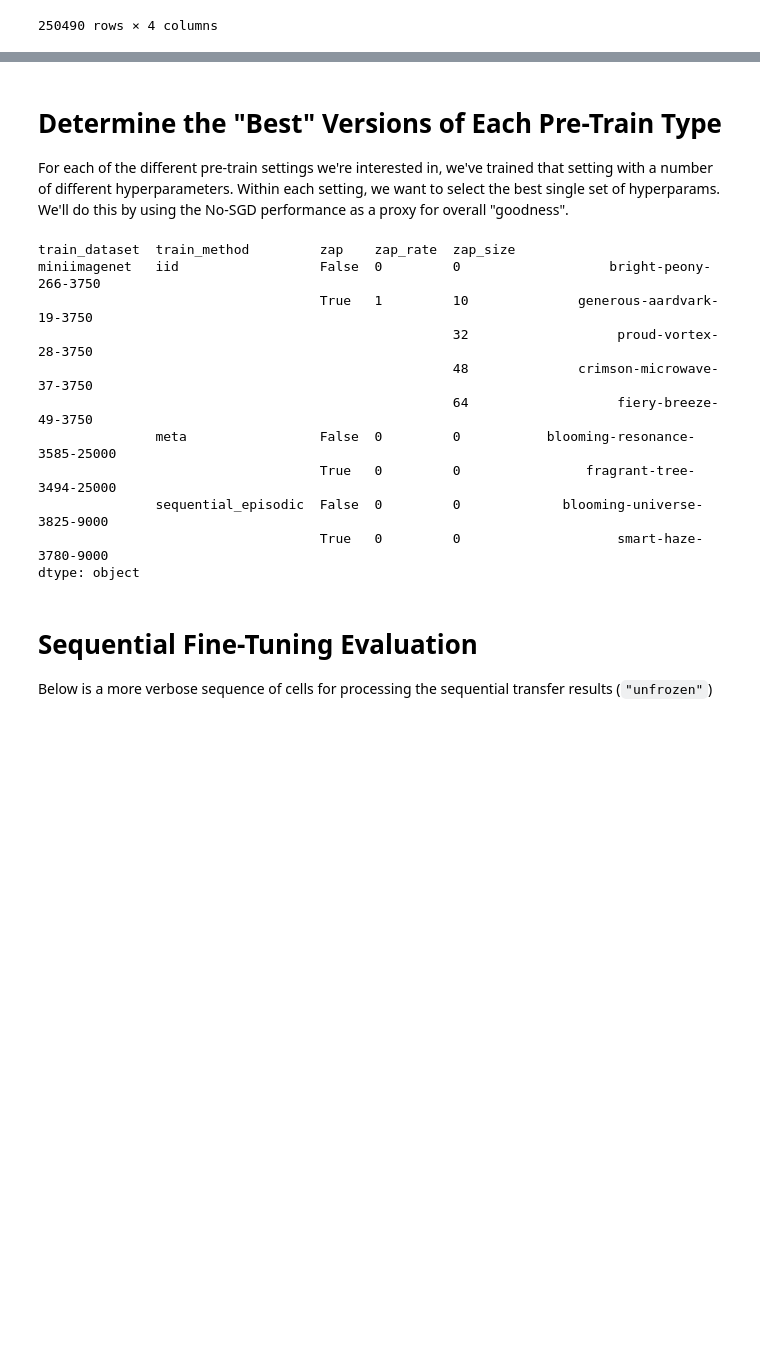
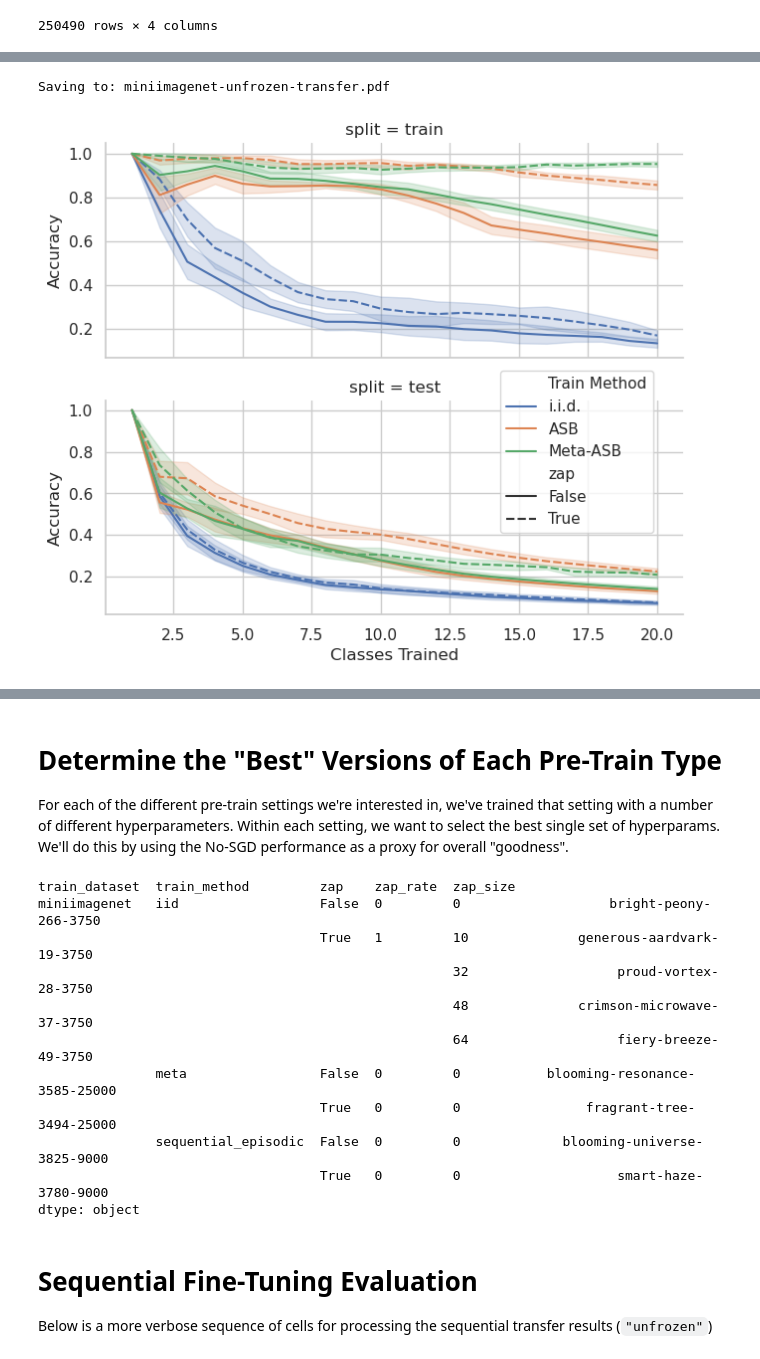
Before and after one commit to uvm-neurobotics-lab/higherANML, a Jupyter notebook: notebooks/result-gathering.ipynb, the cells around one changed output, grey strips where cells are left out. Saved outputs shown, nothing was run; the diff lists cells and outputs as text; code cells hidden in the pictures; blank space fills up the shorter version.

Commit message:
Tweaks to legend positioning.

```diff
--- a/notebooks/result-gathering.ipynb
+++ b/notebooks/result-gathering.ipynb
@@ -525,7 +525,7 @@ def set_pivot_if_applicable(d, df, pivot_type, colname):
 
 
 # Plot the results from the previous cell.
-def plot_traj_per_lr(df, output_filename=None, **kwargs):
+def plot_traj_per_lr(df, output_filename=None, legend_pos=None, **kwargs):
     # We want to make sure we are not accidentally aggregating across runs with different configs.
     ensure_unique(df, ["eval_dataset", "test_examples", "classes", "eval_method", "opt_params", "reinit_method"])
     # Only add more levels of nesting if needed.
@@ -570,6 +570,8 @@ def plot_traj_per_lr(df, output_filename=None, **kwargs):
         )
     # Adjust labels.
     fg.set_axis_labels(xname, "Accuracy")
+    if legend_pos:
+        sns.move_legend(fg, legend_pos)
 
     if output_filename:
         plt.tight_layout()
@@ -988,0 +856,15 @@ get_model_descriptions(best_overall)
+# %%
+%%time
+# Just analyze a single flavor for the target dataset.
+flavor = "unfrozen"
+eval_dataset = "omniimage20"
+target_df = all_frames[flavor]
+target_df = filter_by_value(target_df, "eval_dataset", eval_dataset)
+
+### OR ###
+
+# Combine all models that were transferred to the target dataset.
+# df1 = all_frames["iid-unfrozen-5epochs-omniglot"]
+# df2 = all_frames["iid-unfrozen-5epochs"].copy()
+# df2 = filter_by_value(df2, "eval_dataset", "omni")
+# target_df = pd.concat([df1, df2])
@@ -988,0 +895,36 @@ get_model_descriptions(best_overall)
+# %%
+def filter_zap_rates(df, inplace=False):
+    if not inplace:
+        df = df.copy()
+    max_zap_size = df.index.get_level_values("zap_size").max()
+    # For all iid+zap models, only keep the ones with max zapping. If no zapping (zap_size = 0), keep it.
+    return filter_by_choices(df, "zap_size", [0, max_zap_size])
+
+# Now plot them. Copy to avoid a SettingWithCopy warning.
+best_overall = filter_to_match_models(best_lrs, best_models).copy()
+output_name = "-".join((eval_dataset, flavor, "transfer"))
+
+# Plot zap rate ablation option.
+legend_pos = None
+# Best position for Omniglot Sequential Unfrozen.
+# legend_pos = (0.6, 0.3)
+# best_overall = maybe_filter_by_value(best_overall, "train_method", "iid")
+# add_category_column(best_overall, ["zap_rate", "zap_size"])
+# fg = plot_traj_per_lr(best_overall, hue="category", palette="magma",
+#                       output_filename=output_name + "-zap-rate.pdf", legend_pos=legend_pos)
+
+# Plot main ablation option.
+legend_pos = None
+# Best position for Omniglot Sequential Unfrozen.
+# legend_pos = (0.7, 0.27)
+# Best position for Mini-ImageNet Sequential Unfrozen.
+# legend_pos = (0.7, 0.25)
+# Best position for OmnImage-20 Sequential Unfrozen.
+legend_pos = (0.7, 0.2)
+best_overall = filter_zap_rates(best_overall)
+add_category_column(best_overall, group_cols[1:])
+fg = plot_traj_per_lr(best_overall, hue="Train Method", style="zap",
+                      output_filename=output_name + ".pdf", legend_pos=legend_pos)
+# %% [output]
+Saving to: miniimagenet-unfrozen-transfer.pdf
+[figure, added]
```
Also changed, not shown: parts of 17 cells of this notebook, 4 other files.
